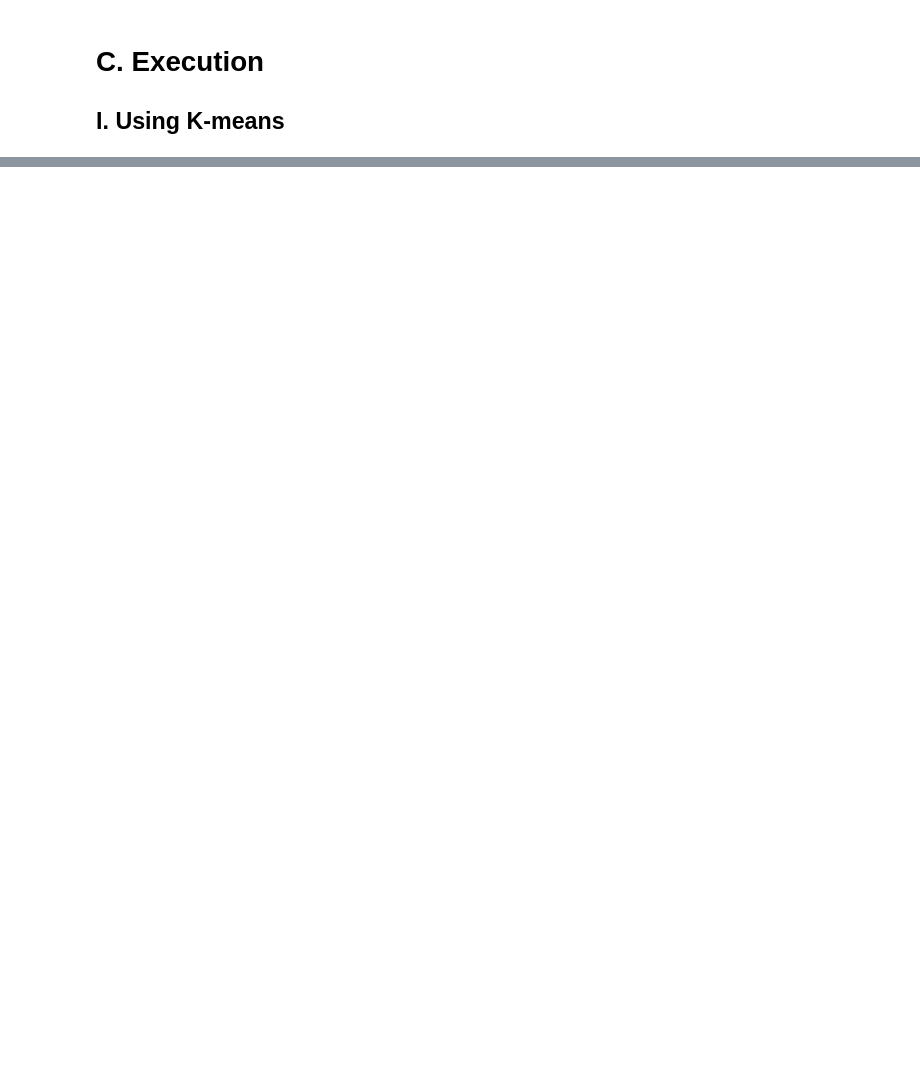
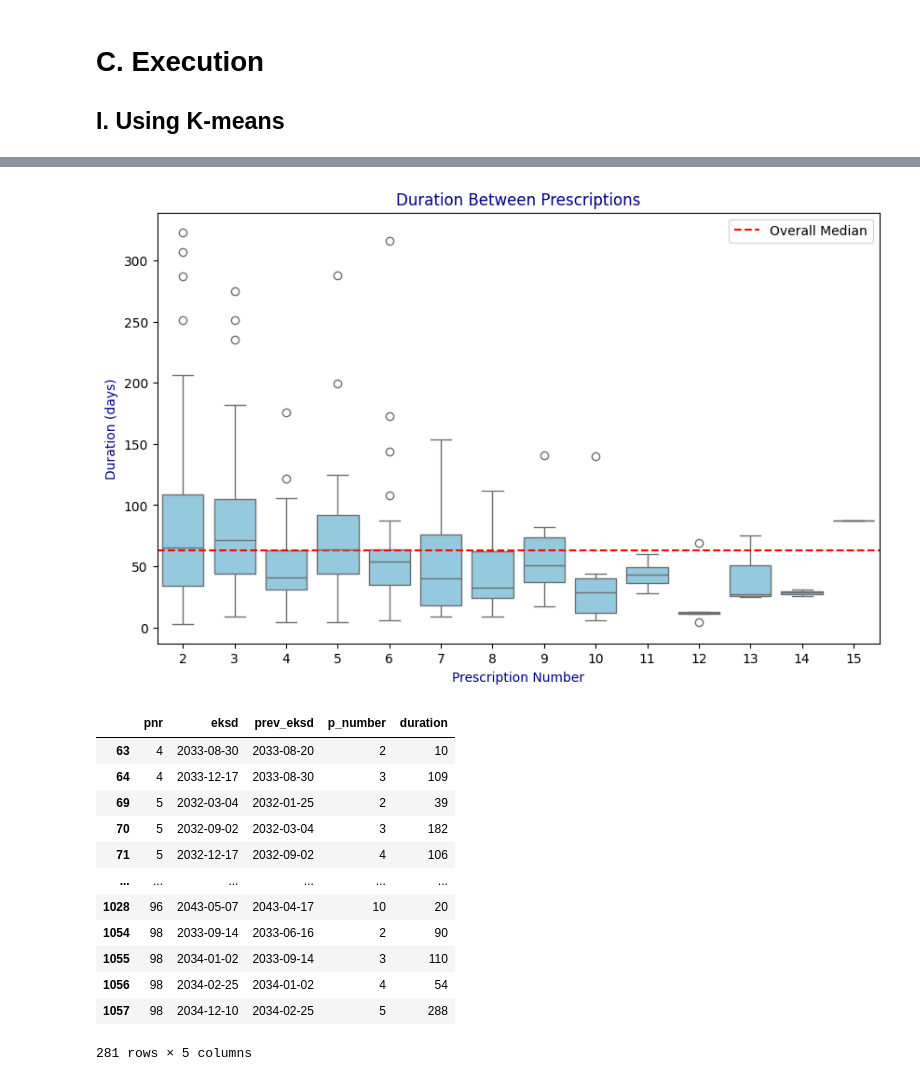
Before and after one commit to joms-hub/SEE, a Jupyter notebook: output/main.ipynb, the cells around one changed output, grey strips where cells are left out. Drawn from its saved outputs; the diff is of its cells as text; code cells hidden in the pictures; blank space fills up the shorter version.

```diff
--- a/output/main.ipynb
+++ b/output/main.ipynb
@@ -264,3 +263,42 @@ def see_dbscan(arg1):
+# %%
+def see_assump(data):
+    data = data.copy()
+
+    # Sort and create previous prescription date column
+    data.sort_values(["pnr", "eksd"], inplace=True)
+    data["prev_eksd"] = data.groupby("pnr")["eksd"].shift(1)
+
+    # Remove rows where prev_eksd is NaN
+    data = data.dropna()
+
+    # Compute duration between prescriptions
+    data["duration"] = (data["eksd"] - data["prev_eksd"]).dt.days
+
+    # Assign sequence number per patient
+    data["p_number"] = data.groupby("pnr").cumcount() + 1
+
+    # Filter only patients with at least 2 prescriptions
+    data = data[data["p_number"] >= 2]
+
+    # Select only the needed columns
+    Drug_see2 = data[['pnr', 'eksd', 'prev_eksd', 'p_number', 'duration']]
+
+    # Boxplot with uniform color
+    plt.figure(figsize=(10, 6))
+    sns.boxplot(x='p_number', y='duration', data=Drug_see2, color="skyblue")
+    plt.title("Duration Between Prescriptions", color="darkblue")
+    plt.xlabel("Prescription Number", color="darkblue")
+    plt.ylabel("Duration (days)", color="darkblue")
+
+    # Compute median of medians per patient
+    medians_of_medians = Drug_see2.groupby("pnr")["duration"].median()
+
+    # Overlay median line for overall median duration
+    plt.axhline(medians_of_medians.median(), color="red", linestyle="dashed", label='Overall Median')
+    plt.legend()
+    plt.show()
+
+    return Drug_see2  # Optionally return the processed DataFrame
 # %% [markdown]
 # C. Execution
 
@@ -270,0 +324,17 @@ med_a
+# %%
+see_assump(med_a_k)
+# %% [output]
+[figure, added]
+|  | pnr | eksd | prev_eksd | p_number | duration |
+| 63 | 4 | 2033-08-30 | 2033-08-20 | 2 | 10 |
+| 64 | 4 | 2033-12-17 | 2033-08-30 | 3 | 109 |
+| 69 | 5 | 2032-03-04 | 2032-01-25 | 2 | 39 |
+| 70 | 5 | 2032-09-02 | 2032-03-04 | 3 | 182 |
+| 71 | 5 | 2032-12-17 | 2032-09-02 | 4 | 106 |
+| ... | ... | ... | ... | ... | ... |
+| 1028 | 96 | 2043-05-07 | 2043-04-17 | 10 | 20 |
+| 1054 | 98 | 2033-09-14 | 2033-06-16 | 2 | 90 |
+| 1055 | 98 | 2034-01-02 | 2033-09-14 | 3 | 110 |
+| 1056 | 98 | 2034-02-25 | 2034-01-02 | 4 | 54 |
+| 1057 | 98 | 2034-12-10 | 2034-02-25 | 5 | 288 |
+281 rows × 5 columns
```
Also changed, not shown: parts of 17 cells of this notebook, 2 other files.
